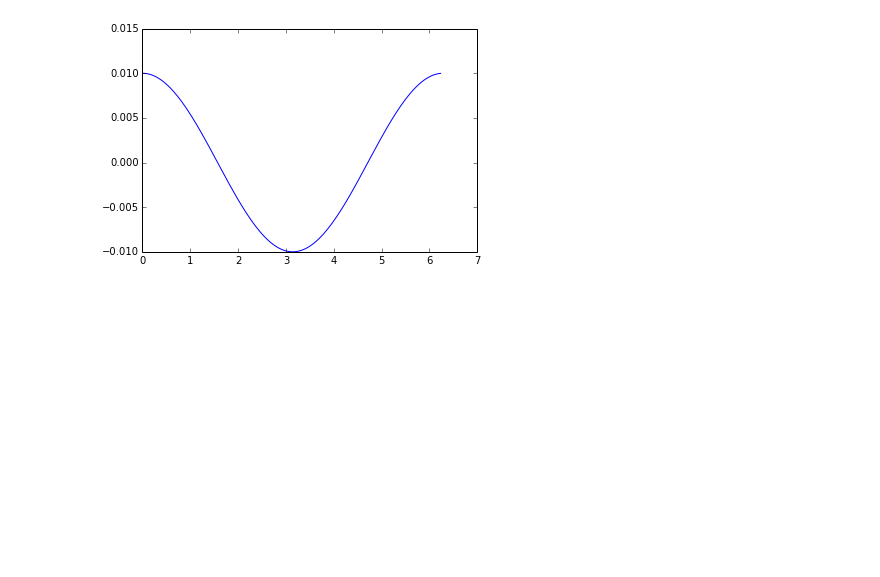
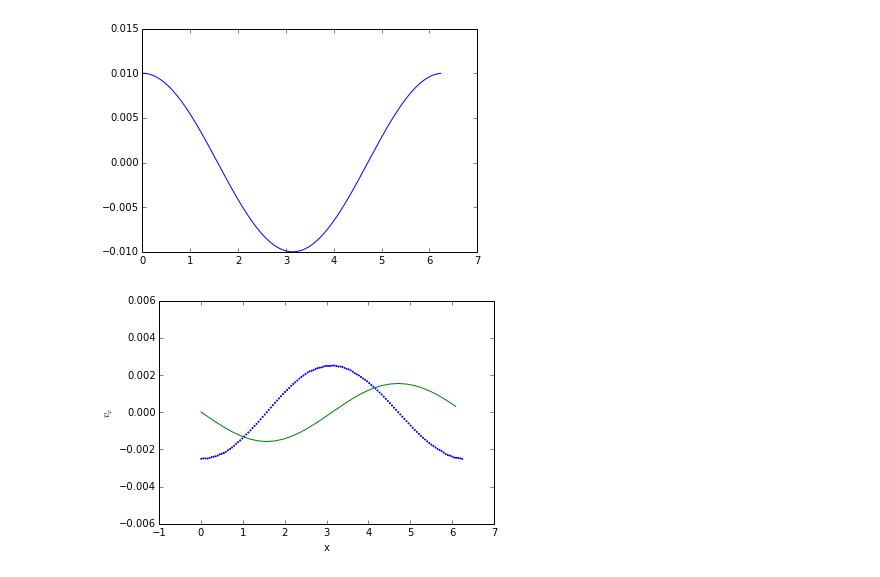
Before and after one commit to shigh/pyes1, a Jupyter notebook: 1d2v-wave.ipynb, the cells around one changed output. Cells and saved outputs as stored; diff of their text form; code cells hidden in the pictures; blank space fills up the shorter version.

```diff
--- a/1d2v-wave.ipynb
+++ b/1d2v-wave.ipynb
@@ -84,20 +84,22 @@ plt.plot(x_vals, x1);
 # %% [output]
 [figure]
 # %%
-if False:
+if True:
     fig = plt.figure()
     p1 = fig.add_subplot(1, 1, 1)
     p1.set_xlabel('x'); p1.set_ylabel('$v_x$')
     imgs = []
     s = 1
     x_vals = np.linspace(0,L,nx+1)[:-1]
     for i in range(nt+1):
         imgs.append((p1.scatter(xp[i,:N_e], vx[i,:N_e], color=colors[0], s=s),
                      p1.plot(x_vals, phi[i], color='g')[0],
                     ))
 
 
     im_ani = animation.ArtistAnimation(fig, imgs,
                                        interval=50, repeat_delay=3000,
                                        blit=True)
     im_ani.save("1d2v-wave.mp4", writer="mencoder")
+# %% [output]
+[figure, added]
```
Also changed, not shown: parts of 1 cell of this notebook, 2 other files.
